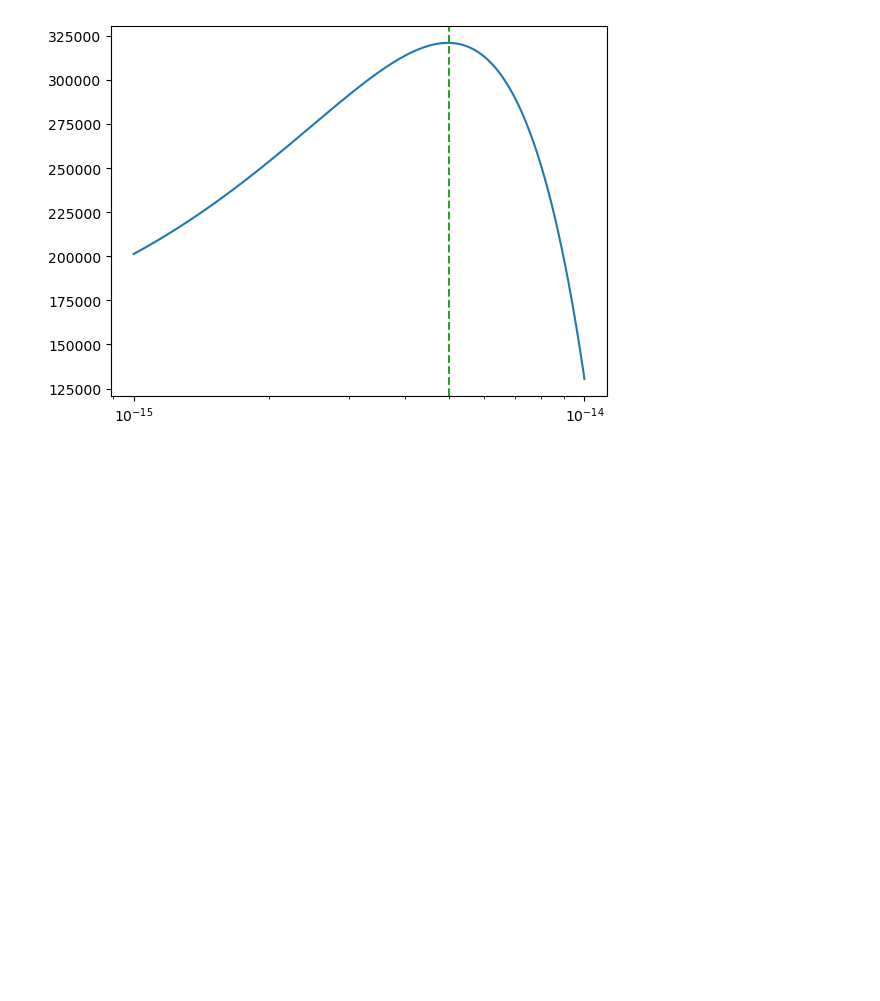
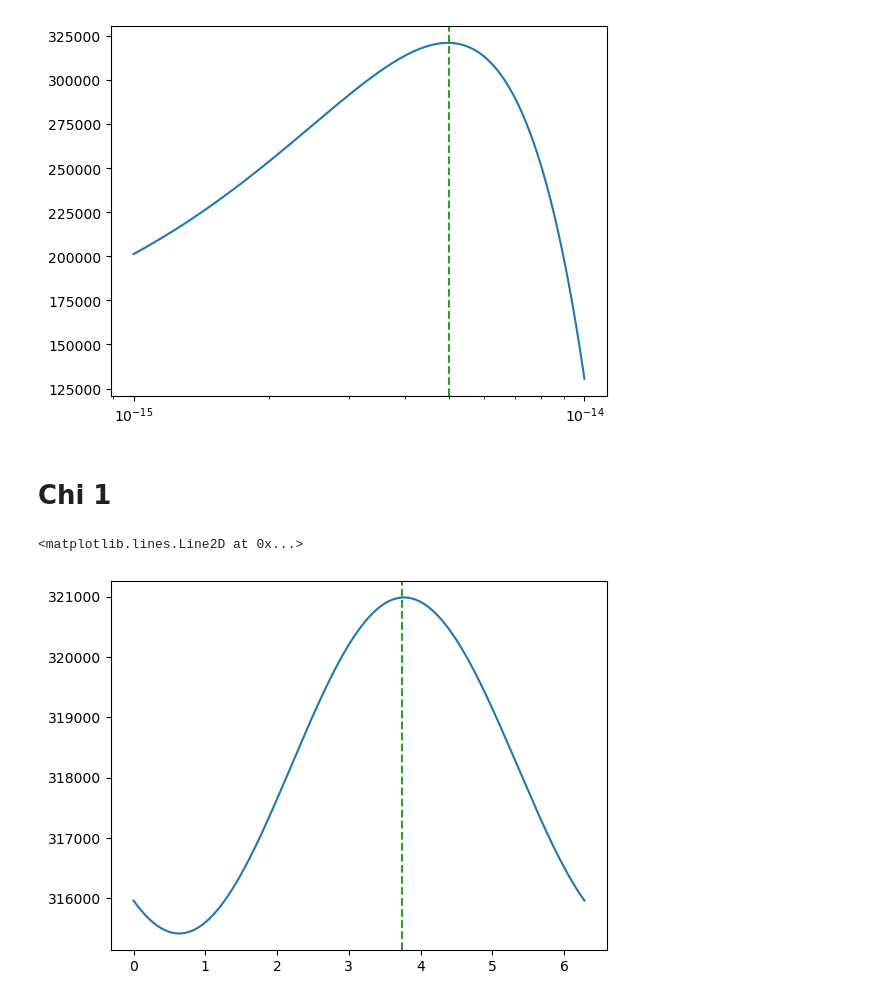
Before and after one commit to tomkimpson/KalmanPhasePTA, a Jupyter notebook: notebooks/check_likelihood_curves_chi_opt.ipynb, the cells around one changed output. Drawn from its saved outputs; the diff is of its cells as text; code cells hidden in the pictures; blank space fills up the shorter version.

```diff
--- a/notebooks/check_likelihood_curves_chi_opt.ipynb
+++ b/notebooks/check_likelihood_curves_chi_opt.ipynb
@@ -233,3 +233,32 @@ plt.axvline(5e-15,linestyle='--', c='C2')
 plt.xscale('log')
 # %% [output]
 [figure]
+# %% [markdown]
+# Chi 1
+# %%
+import logging
+logger = logging.getLogger()
+logger.disabled = True
+
+
+
+
+num = 1
+
+parameter_name = f"chi{num}"
+N = 1000
+parameter_values = np.linspace(0.0,2*np.pi,N)
+
+
+likelihoods_h = np.zeros_like(parameter_values)
+for i,parameter_value in enumerate(parameter_values):
+    likelihoods_h[i] = iterate_over_ll(data,parameter_name,parameter_value,P,PTA)
+
+
+
+inj = PTA.χ[num]
+plt.plot(parameter_values,likelihoods_h)
+plt.axvline(inj,linestyle='--', c='C2')
+# %% [output]
+<matplotlib.lines.Line2D at 0x...>
+[figure, added]
```
Also changed, not shown: parts of 1 cell of this notebook, 7 other files.
